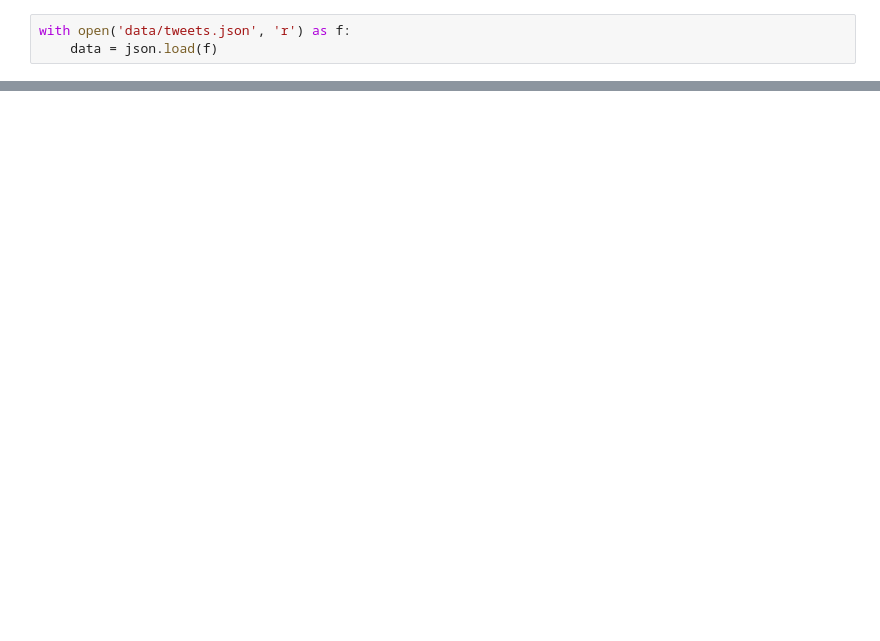
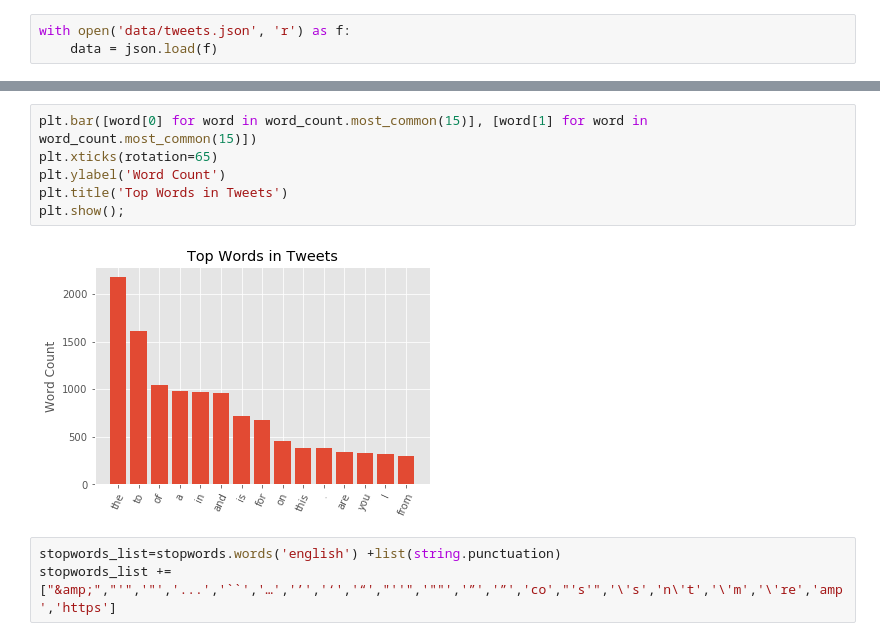
Before and after one commit to danjizquierdo/Sentimental, a Jupyter notebook: NLP_EDA.ipynb, the cells around one changed output, grey strips where cells are left out. Saved outputs shown, nothing was run; the diff lists cells and outputs as text; blank space fills up the shorter version.

```diff
--- a/NLP_EDA.ipynb
+++ b/NLP_EDA.ipynb
@@ -9,0 +44,11 @@ create_wordcloud([tweet['text'] for tweet in data.values()], 200)
+# %%
+plt.bar([word[0] for word in word_count.most_common(15)], [word[1] for word in word_count.most_common(15)])
+plt.xticks(rotation=65)
+plt.ylabel('Word Count')
+plt.title('Top Words in Tweets')
+plt.show();
+# %% [output]
+[figure, added]
+# %%
+stopwords_list=stopwords.words('english') +list(string.punctuation)
+stopwords_list += ["&amp;","'",'"','...','``','…','’','‘','“',"''",'""','”','”','co',"'s'",'\'s','n\'t','\'m','\'re','amp','https']
```
Also changed, not shown: parts of 9 cells of this notebook, 1 other file.
